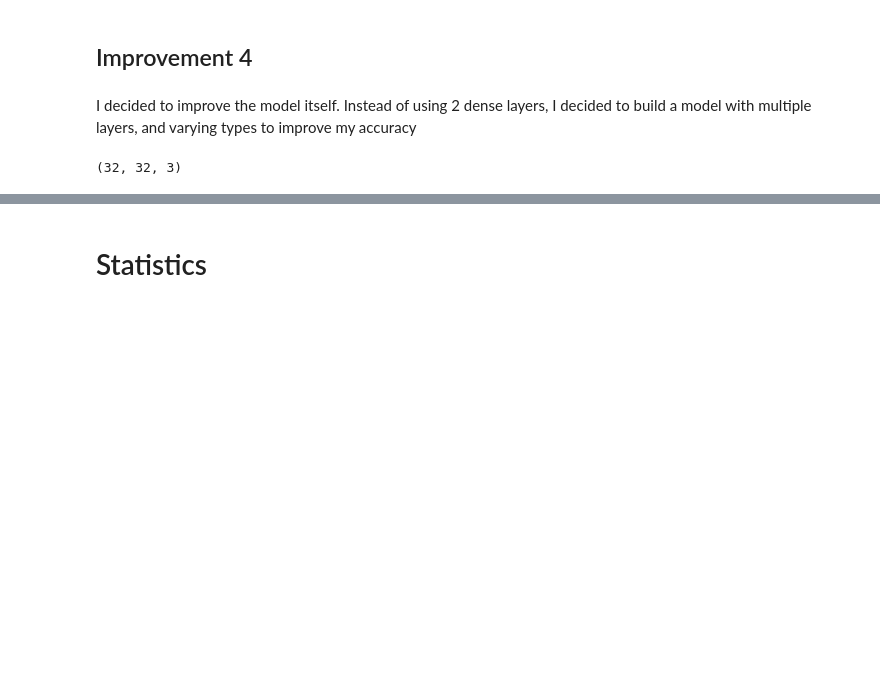
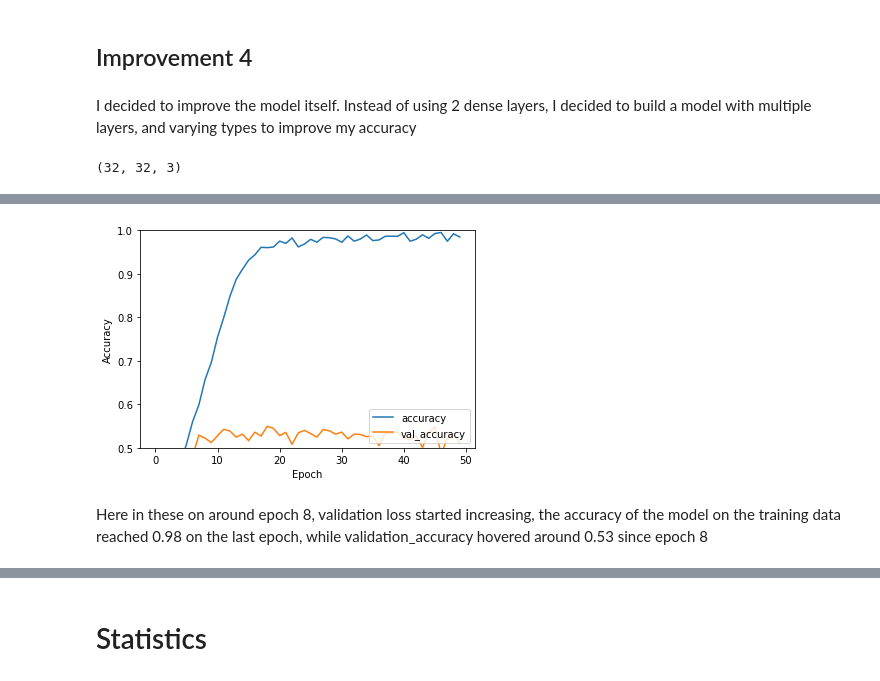
Before and after one commit to sssskipjack/CIFAR-10-Classification-model, a Jupyter notebook: CIFAR-10-CLASSIFICATION.ipynb, the cells around one changed output, grey strips where cells are left out. Drawn from its saved outputs; the diff is of its cells as text; code cells hidden in the pictures; blank space fills up the shorter version.

```diff
--- a/CIFAR-10-CLASSIFICATION.ipynb
+++ b/CIFAR-10-CLASSIFICATION.ipynb
@@ -323,3 +323,22 @@ y_test = np.array(y_test)
 X_train[0].shape
 # %% [output]
 (32, 32, 3)
+# %%
+def create_model():
+    model = Sequential() # creating sequential model
+
+    model.add(Conv2D(32, (3, 3), activation='relu', input_shape=X_train[0].shape)) # input layer,
+    model.add(Conv2D(32, (3, 3), activation='relu', input_shape=X_train[0].shape)) # input layer,
+    model.add(MaxPooling2D((2, 2)))
+
+    model.add(Conv2D(64, (3, 3), activation='relu'))
+    model.add(Conv2D(64, (3, 3), activation='relu'))
+    model.add(MaxPooling2D((2, 2)))
+
+    model.add(Flatten())
+    model.add(Dense(512, activation='relu'))
+    model.add(Dense(128, activation='relu'))
+    model.add(Dense(32, activation='relu'))
+    model.add(Dense(10, activation='relu'))
+    model.add(Dense(10, activation = 'softmax'))
+    return model
@@ -325,0 +368,11 @@ X_train[0].shape
+# %%
+plt.plot(statistic_4.history['accuracy'], label='accuracy')
+plt.plot(statistic_4.history['val_accuracy'], label = 'val_accuracy')
+
+plt.xlabel('Epoch')
+plt.ylabel('Accuracy')
+plt.ylim([0.5, 1])
+plt.legend(loc='lower right')
+
+test_loss, test_acc = model.evaluate(X_test,  y_test, verbose=2)
+# %% [output]
@@ -326 +380,4 @@ X_train[0].shape
+[figure, added]
+# %% [markdown]
+Here in these on around epoch 8, validation loss started increasing, the accuracy of the model on the training data reached 0.98 on the last epoch, while validation_accuracy hovered around 0.53 since epoch 8
 # %%
```
Also changed, not shown: parts of 8 cells of this notebook.
